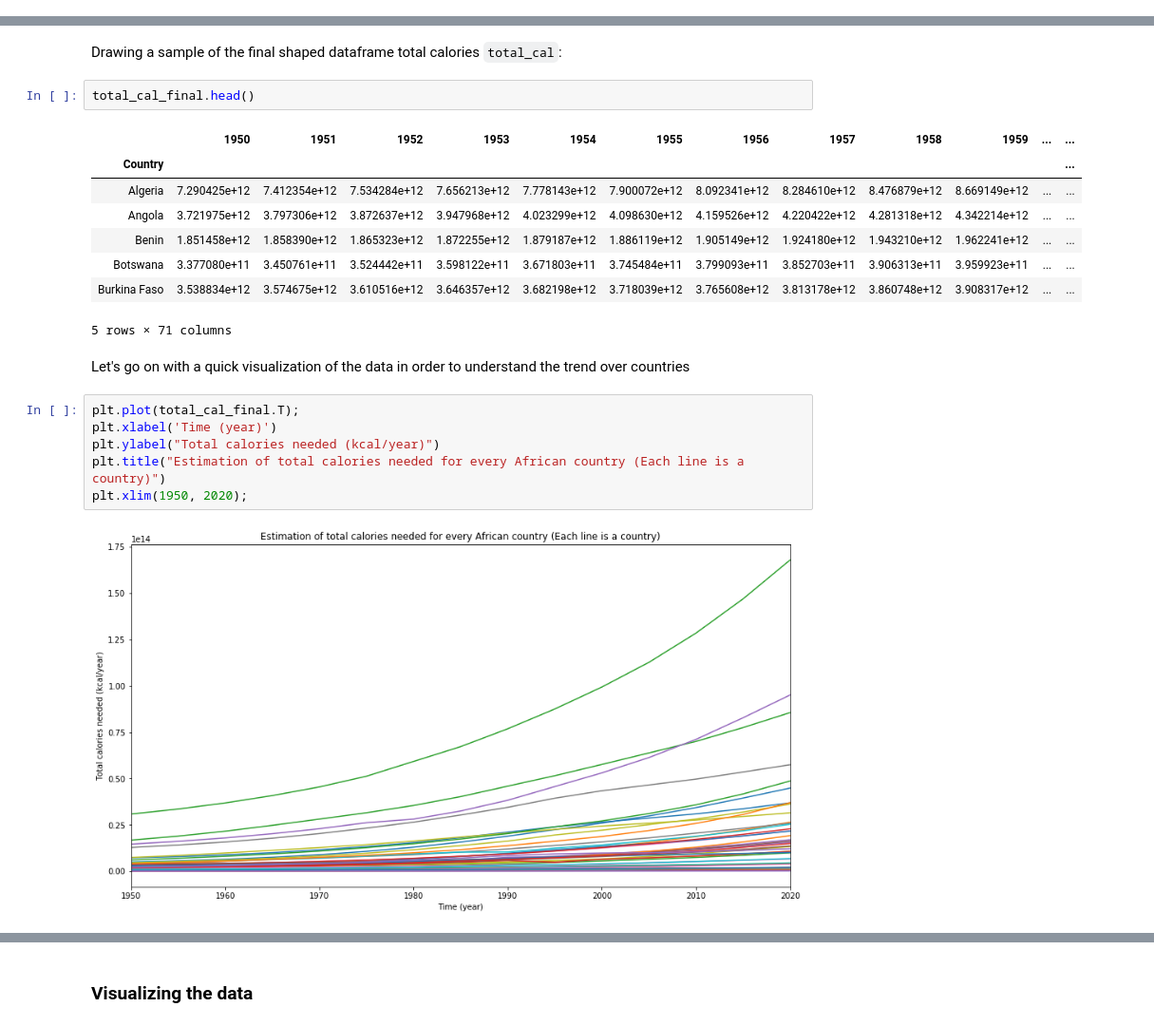
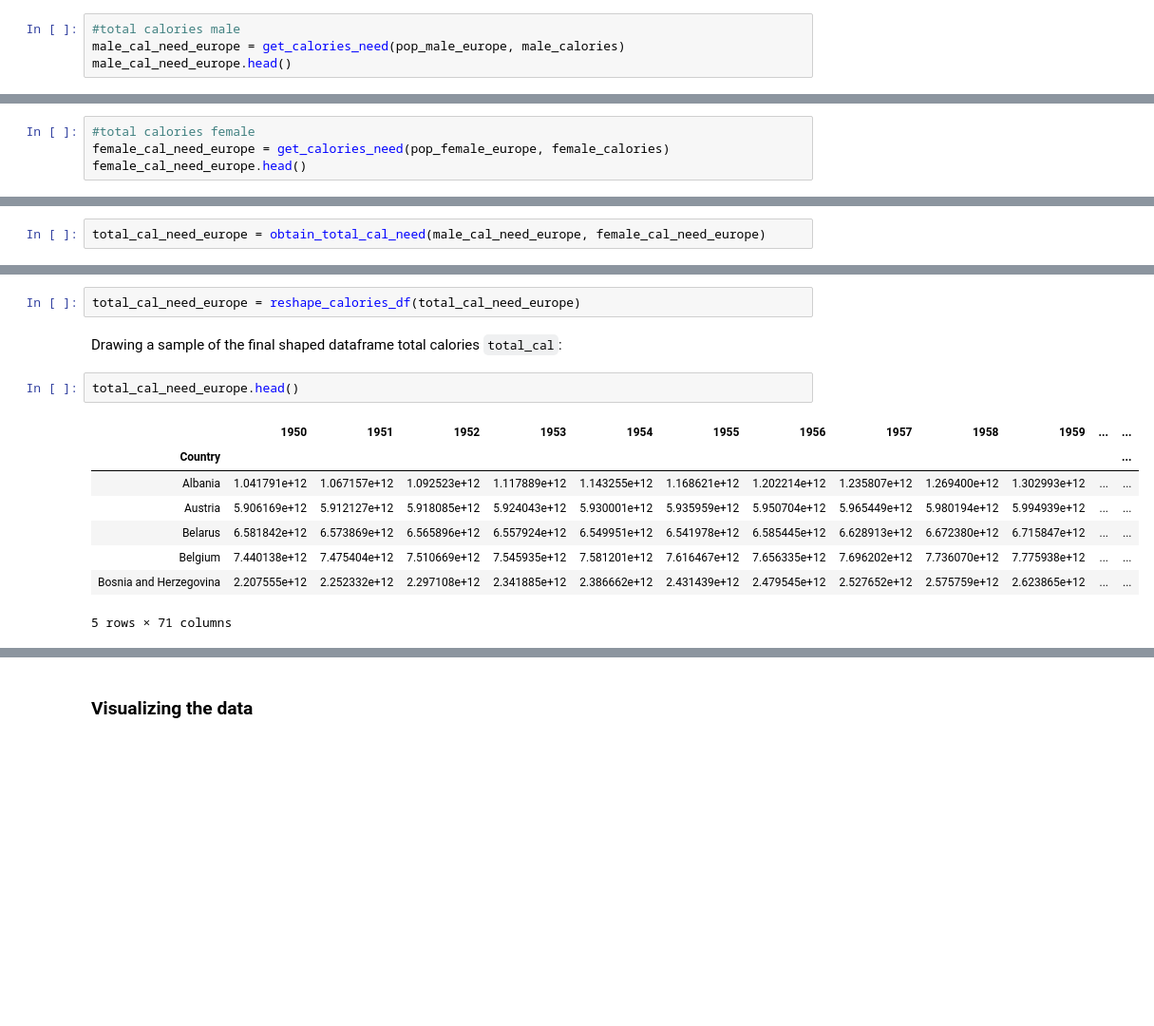
Before and after one commit to manuleo/mADAm-2019, a Jupyter notebook: project.ipynb, the cells around one changed output, grey strips where cells are left out. Shown at 95% size. Cells and saved outputs as stored; diff of their text form; blank space fills up the shorter version.

```diff
--- a/project.ipynb
+++ b/project.ipynb
@@ -687,0 +908,4 @@ total_cal_female.head()
+# %%
+#total calories male
+male_cal_need_europe = get_calories_need(pop_male_europe, male_calories)
+male_cal_need_europe.head()
@@ -687,0 +920,4 @@ total_cal_female.head()
+# %%
+#total calories female
+female_cal_need_europe = get_calories_need(pop_female_europe, female_calories)
+female_cal_need_europe.head()
@@ -721,3 +934,5 @@ total_cal['Calories'] = total_cal['Calories']*365
+# %%
+total_cal_need_europe = obtain_total_cal_need(male_cal_need_europe, female_cal_need_europe)
 # %% [markdown]
 Let's take a look at total calories dataframe **total_cal**:
 # %%
@@ -742,23 +949,15 @@ total_cal_final.index.name = 'Country'
+# %%
+total_cal_need_europe = reshape_calories_df(total_cal_need_europe)
 # %% [markdown]
 Drawing a sample of the final shaped dataframe total calories `total_cal`:
 # %%
-total_cal_final.head()
+total_cal_need_europe.head()
 # %% [output]
 |  | 1950 | 1951 | 1952 | 1953 | 1954 | 1955 | 1956 | 1957 | 1958 | 1959 | ... | ... |
 | Country |  |  |  |  |  |  |  |  |  |  |  | ... |
-| Algeria | 7.290425e+12 | 7.412354e+12 | 7.534284e+12 | 7.656213e+12 | 7.778143e+12 | 7.900072e+12 | 8.092341e+12 | 8.284610e+12 | 8.476879e+12 | 8.669149e+12 | ... | ... |
-| Angola | 3.721975e+12 | 3.797306e+12 | 3.872637e+12 | 3.947968e+12 | 4.023299e+12 | 4.098630e+12 | 4.159526e+12 | 4.220422e+12 | 4.281318e+12 | 4.342214e+12 | ... | ... |
-| Benin | 1.851458e+12 | 1.858390e+12 | 1.865323e+12 | 1.872255e+12 | 1.879187e+12 | 1.886119e+12 | 1.905149e+12 | 1.924180e+12 | 1.943210e+12 | 1.962241e+12 | ... | ... |
-| Botswana | 3.377080e+11 | 3.450761e+11 | 3.524442e+11 | 3.598122e+11 | 3.671803e+11 | 3.745484e+11 | 3.799093e+11 | 3.852703e+11 | 3.906313e+11 | 3.959923e+11 | ... | ... |
-| Burkina Faso | 3.538834e+12 | 3.574675e+12 | 3.610516e+12 | 3.646357e+12 | 3.682198e+12 | 3.718039e+12 | 3.765608e+12 | 3.813178e+12 | 3.860748e+12 | 3.908317e+12 | ... | ... |
+| Albania | 1.041791e+12 | 1.067157e+12 | 1.092523e+12 | 1.117889e+12 | 1.143255e+12 | 1.168621e+12 | 1.202214e+12 | 1.235807e+12 | 1.269400e+12 | 1.302993e+12 | ... | ... |
+| Austria | 5.906169e+12 | 5.912127e+12 | 5.918085e+12 | 5.924043e+12 | 5.930001e+12 | 5.935959e+12 | 5.950704e+12 | 5.965449e+12 | 5.980194e+12 | 5.994939e+12 | ... | ... |
+| Belarus | 6.581842e+12 | 6.573869e+12 | 6.565896e+12 | 6.557924e+12 | 6.549951e+12 | 6.541978e+12 | 6.585445e+12 | 6.628913e+12 | 6.672380e+12 | 6.715847e+12 | ... | ... |
+| Belgium | 7.440138e+12 | 7.475404e+12 | 7.510669e+12 | 7.545935e+12 | 7.581201e+12 | 7.616467e+12 | 7.656335e+12 | 7.696202e+12 | 7.736070e+12 | 7.775938e+12 | ... | ... |
+| Bosnia and Herzegovina | 2.207555e+12 | 2.252332e+12 | 2.297108e+12 | 2.341885e+12 | 2.386662e+12 | 2.431439e+12 | 2.479545e+12 | 2.527652e+12 | 2.575759e+12 | 2.623865e+12 | ... | ... |
 5 rows × 71 columns
-# %% [markdown]
-Let's go on with a quick visualization of the data in order to understand the trend over countries
-# %%
-plt.plot(total_cal_final.T);
-plt.xlabel('Time (year)')
-plt.ylabel("Total calories needed (kcal/year)")
-plt.title("Estimation of total calories needed for every African country (Each line is a country)")
-plt.xlim(1950, 2020);
-# %% [output]
-[figure, removed]
```
Also changed, not shown: parts of 303 cells of this notebook, 8 other files.
